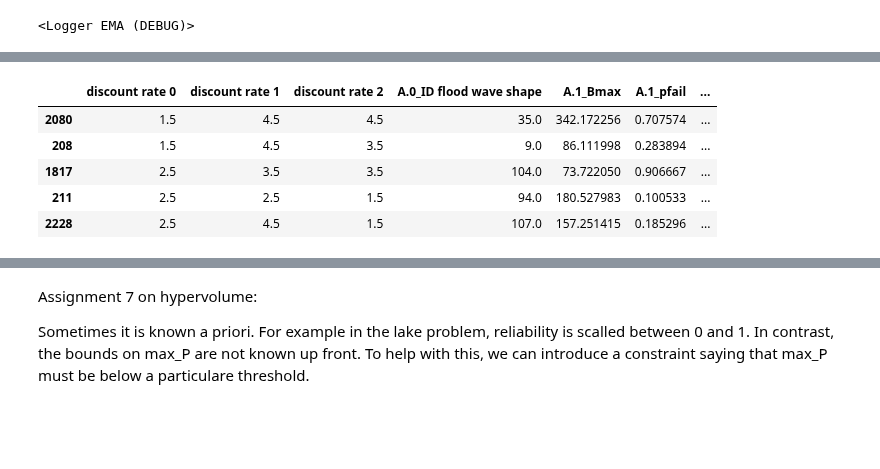
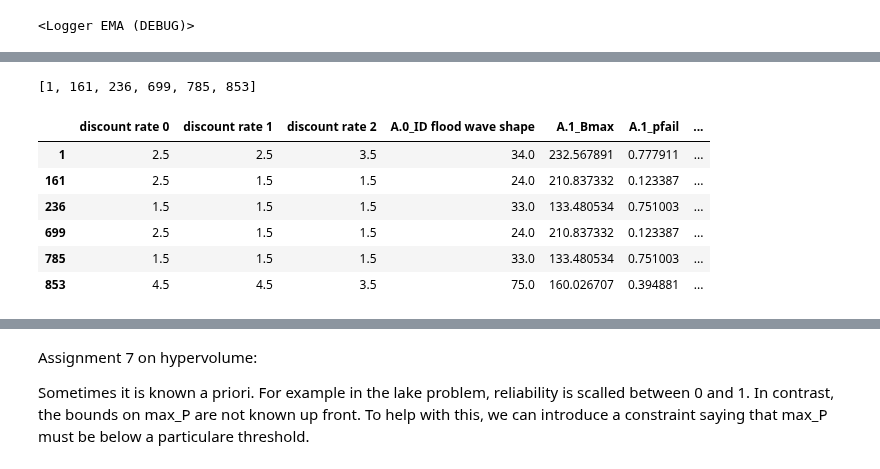
Before and after one commit to tamarvooijs/MBDM, a Jupyter notebook: final assignment/Multi-Scen MORDM Laszlo.ipynb, the cells around one changed output, grey strips where cells are left out. Drawn from its saved outputs; the diff is of its cells as text; code cells hidden in the pictures; blank space fills up the shorter version.

```diff
--- a/final assignment/Multi-Scen MORDM Laszlo.ipynb
+++ b/final assignment/Multi-Scen MORDM Laszlo.ipynb
@@ -29,5 +29,5 @@ from ema_workbench.analysis import parcoords, prim
 
 dike_model, planning_steps = get_model_for_problem_formulation(7)
 # %%
-experiments, outcomes = load_results("mordm_14.tar.gz")
+experiments, outcomes = load_results("results/mordm.tar.gz")
 # %% [output]
@@ -35,5 +35,5 @@ experiments, outcomes = load_results("mordm_14.tar.gz")
 # %%
-y = (outcomes['A.3_Expected Number of Deaths'] > 0.01) & (outcomes['Expected Evacuation Costs'] > 500)
+y = (outcomes['A.3_Expected Number of Deaths'] > 0.1) & (outcomes['Evacuation Costs'] > 500)
 # %%
 from ema_workbench.analysis import parcoords
 
@@ -82,0 +68,4 @@ We have 10, if 8 is considered overkill, then 10 is as well of course -> only lo
+# %%
+# Find the worst in data
+worst_cases = data.iloc[list(data.idxmax())]
+worst_cases
@@ -83,11 +80,21 @@ We have 10, if 8 is considered overkill, then 10 is as well of course -> only lo
+# %%
+# Find the corresponding indeces for all_data
+keys = list(worst_cases.columns.values)
+i1 = all_data.set_index(keys).index
+i2 = worst_cases.set_index(keys).index
+worst_index = list(all_data[i1.isin(i2)].index)
+worst_index
+# %% [output]
+[1, 161, 236, 699, 785, 853]
 # %%
-# also all we need are the uncertainty columns
-selected = experiments.loc[data.idxmin(), [o.name for o in dike_model.uncertainties]]
+# All we need are the uncertainty columns
+selected = experiments.loc[worst_index, [o.name for o in dike_model.uncertainties]]
 selected
 # %% [output]
 |  | discount rate 0 | discount rate 1 | discount rate 2 | A.0_ID flood wave shape | A.1_Bmax | A.1_pfail | ... |
-| 2080 | 1.5 | 4.5 | 4.5 | 35.0 | 342.172256 | 0.707574 | ... |
-| 208 | 1.5 | 4.5 | 3.5 | 9.0 | 86.111998 | 0.283894 | ... |
-| 1817 | 2.5 | 3.5 | 3.5 | 104.0 | 73.722050 | 0.906667 | ... |
-| 211 | 2.5 | 2.5 | 1.5 | 94.0 | 180.527983 | 0.100533 | ... |
-| 2228 | 2.5 | 4.5 | 1.5 | 107.0 | 157.251415 | 0.185296 | ... |
+| 1 | 2.5 | 2.5 | 3.5 | 34.0 | 232.567891 | 0.777911 | ... |
+| 161 | 2.5 | 1.5 | 1.5 | 24.0 | 210.837332 | 0.123387 | ... |
+| 236 | 1.5 | 1.5 | 1.5 | 33.0 | 133.480534 | 0.751003 | ... |
+| 699 | 2.5 | 1.5 | 1.5 | 24.0 | 210.837332 | 0.123387 | ... |
+| 785 | 1.5 | 1.5 | 1.5 | 33.0 | 133.480534 | 0.751003 | ... |
+| 853 | 4.5 | 4.5 | 3.5 | 75.0 | 160.026707 | 0.394881 | ... |
```
Also changed, not shown: parts of 14 cells of this notebook, 9 other files.
